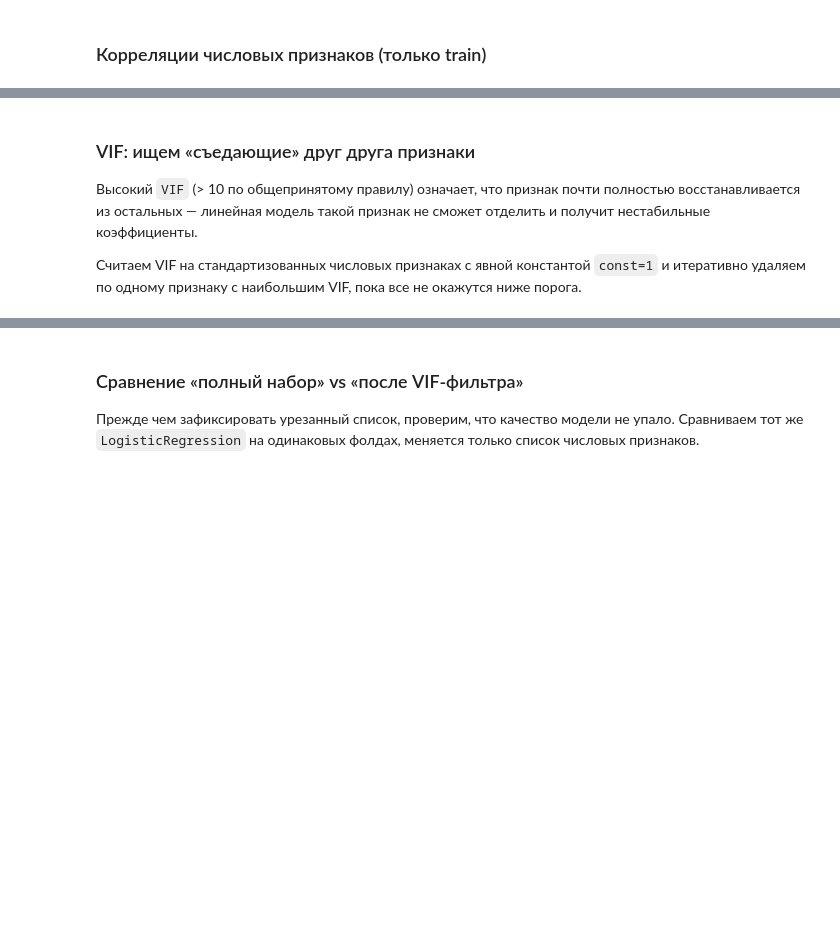
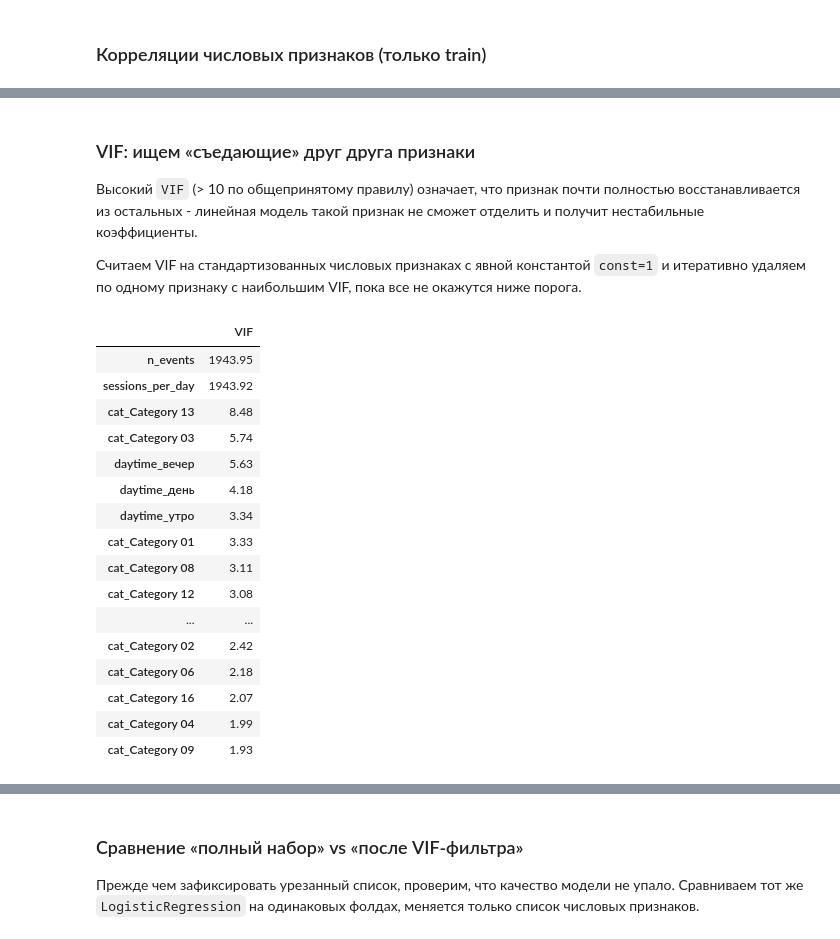
Before and after one commit to sergeyshmagin/MLDS, a Jupyter notebook: 43cb4ff3-e668-4a18-aa22-aa1bc6312eb1.ipynb, the cells around one changed output, grey strips where cells are left out. Saved outputs shown, nothing was run; the diff lists cells and outputs as text; code cells hidden in the pictures; blank space fills up the shorter version.

```diff
--- a/43cb4ff3-e668-4a18-aa22-aa1bc6312eb1.ipynb
+++ b/43cb4ff3-e668-4a18-aa22-aa1bc6312eb1.ipynb
@@ -720,31 +871,49 @@ display(top_pairs)
 # %% [markdown]
 ### VIF: ищем «съедающие» друг друга признаки
 
-Высокий `VIF` (> 10 по общепринятому правилу) означает, что признак почти полностью восстанавливается из остальных — линейная модель такой признак не сможет отделить и получит нестабильные коэффициенты.
+Высокий `VIF` (> 10 по общепринятому правилу) означает, что признак почти полностью восстанавливается из остальных - линейная модель такой признак не сможет отделить и получит нестабильные коэффициенты.
 
 Считаем VIF на стандартизованных числовых признаках с явной константой `const=1` и итеративно удаляем по одному признаку с наибольшим VIF, пока все не окажутся ниже порога.
 # %%
 def compute_vif(df):
-    """VIF для каждого числового столбца. Константу добавляем явно — иначе VIF искажается."""
+    """VIF для каждого числового столбца. Константу добавляем явно - иначе VIF искажается."""
     df_vif = df.assign(const=1.0)
     vif_vals = pd.Series(
         [variance_inflation_factor(df_vif.values, i) for i in range(df_vif.shape[1] - 1)],
         index=df.columns,
         name="VIF",
     )
     return vif_vals.round(2)
 
 
 # Считаем VIF на стандартизованных числовых признаках train.
 scaler_for_vif = ManualStandardScaler().fit(X_train[NUMERIC_COLS])
 X_train_num_std = pd.DataFrame(
     scaler_for_vif.transform(X_train[NUMERIC_COLS]),
     columns=NUMERIC_COLS,
     index=X_train.index,
 )
 
 vif_full = compute_vif(X_train_num_std).sort_values(ascending=False)
 display(vif_full.to_frame())
+# %% [output]
+|  | VIF |
+| n_events | 1943.95 |
+| sessions_per_day | 1943.92 |
+| cat_Category 13 | 8.48 |
+| cat_Category 03 | 5.74 |
+| daytime_вечер | 5.63 |
+| daytime_день | 4.18 |
+| daytime_утро | 3.34 |
+| cat_Category 01 | 3.33 |
+| cat_Category 08 | 3.11 |
+| cat_Category 12 | 3.08 |
+| ... | ... |
+| cat_Category 02 | 2.42 |
+| cat_Category 06 | 2.18 |
+| cat_Category 16 | 2.07 |
+| cat_Category 04 | 1.99 |
+| cat_Category 09 | 1.93 |
 # %%
 VIF_THRESHOLD = 10.0
 MAX_VIF_ITERS = 50  # защита от бесконечного цикла на патологических данных
```
Also changed, not shown: parts of 63 cells of this notebook.
